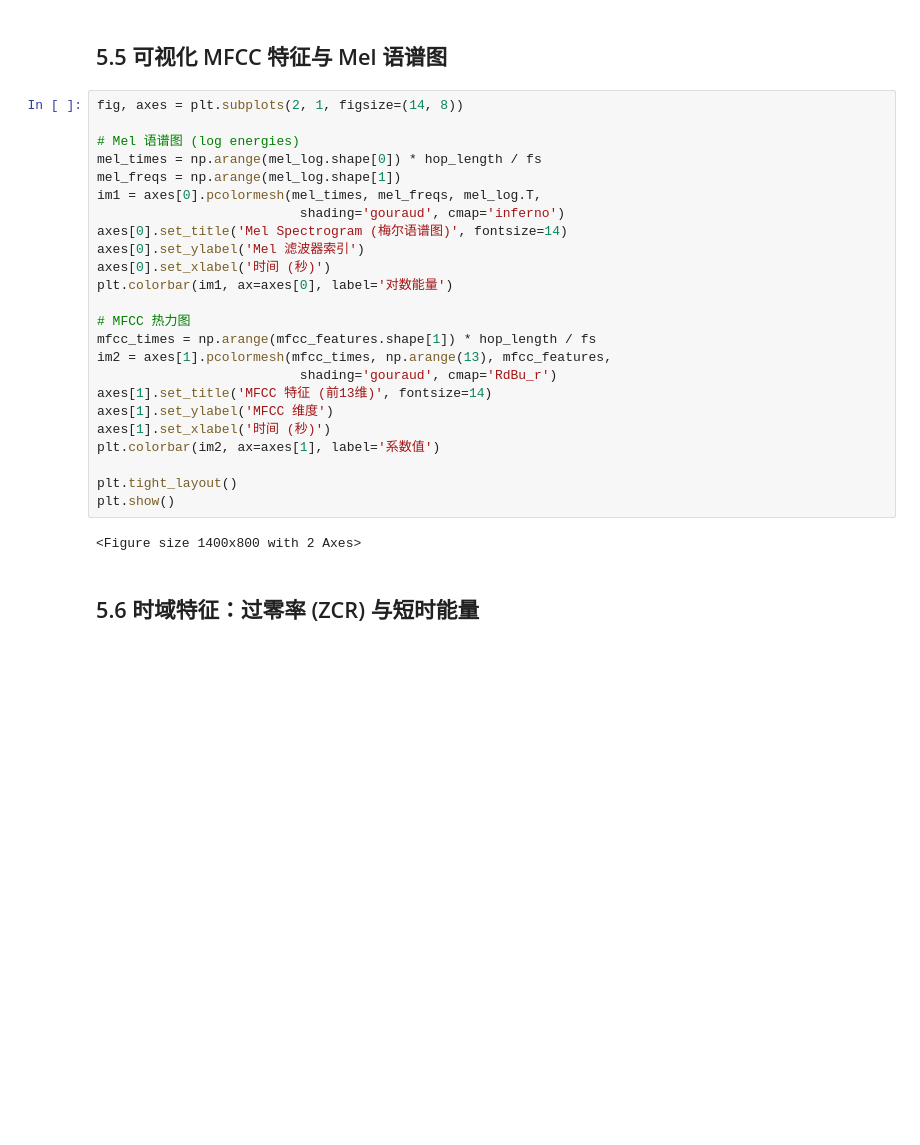
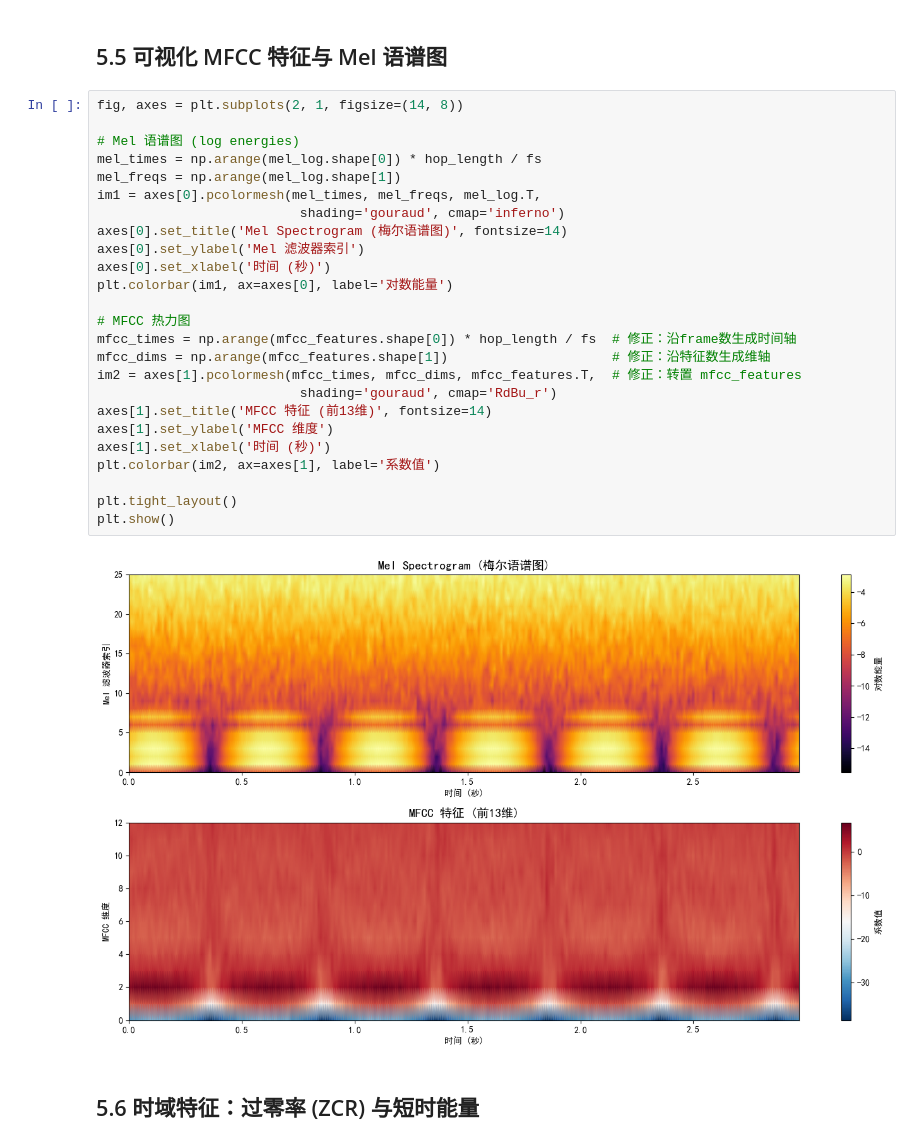
Before and after one commit to terryduan-chn/NOAI_Competition_Guide, a Jupyter notebook: NOAI竞赛系列课程/14.语言处理与大语言模型/14.1_语音信号处理.ipynb, the cells around one changed output. Drawn from its saved outputs; the diff is of its cells as text; blank space fills up the shorter version.

```diff
--- a/NOAI竞赛系列课程/14.语言处理与大语言模型/14.1_语音信号处理.ipynb
+++ b/NOAI竞赛系列课程/14.语言处理与大语言模型/14.1_语音信号处理.ipynb
@@ -567,29 +575,30 @@ MFCC特征维度: (13, 298)
 # %%
 fig, axes = plt.subplots(2, 1, figsize=(14, 8))
 
 # Mel 语谱图 (log energies)
 mel_times = np.arange(mel_log.shape[0]) * hop_length / fs
 mel_freqs = np.arange(mel_log.shape[1])
 im1 = axes[0].pcolormesh(mel_times, mel_freqs, mel_log.T,
                           shading='gouraud', cmap='inferno')
 axes[0].set_title('Mel Spectrogram (梅尔语谱图)', fontsize=14)
 axes[0].set_ylabel('Mel 滤波器索引')
 axes[0].set_xlabel('时间 (秒)')
 plt.colorbar(im1, ax=axes[0], label='对数能量')
 
 # MFCC 热力图
-mfcc_times = np.arange(mfcc_features.shape[1]) * hop_length / fs
-im2 = axes[1].pcolormesh(mfcc_times, np.arange(13), mfcc_features,
+mfcc_times = np.arange(mfcc_features.shape[0]) * hop_length / fs  # 修正：沿frame数生成时间轴
+mfcc_dims = np.arange(mfcc_features.shape[1])                     # 修正：沿特征数生成维轴
+im2 = axes[1].pcolormesh(mfcc_times, mfcc_dims, mfcc_features.T,  # 修正：转置 mfcc_features
                           shading='gouraud', cmap='RdBu_r')
 axes[1].set_title('MFCC 特征 (前13维)', fontsize=14)
 axes[1].set_ylabel('MFCC 维度')
 axes[1].set_xlabel('时间 (秒)')
 plt.colorbar(im2, ax=axes[1], label='系数值')
 
 plt.tight_layout()
 plt.show()
 # %% [output]
-<Figure size 1400x800 with 2 Axes>
+[figure, added]
 # %% [markdown]
 ## 5.6 时域特征：过零率 (ZCR) 与短时能量
 # %%
```
Also changed, not shown: parts of 6 cells of this notebook, 45 other files.
